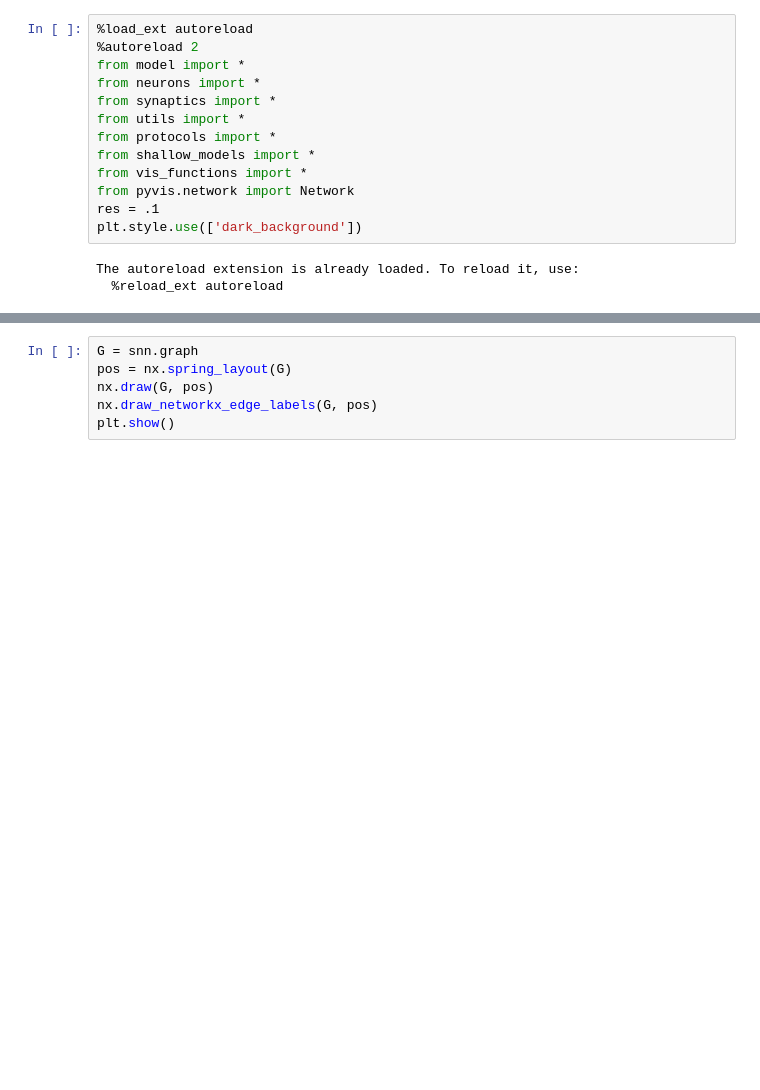
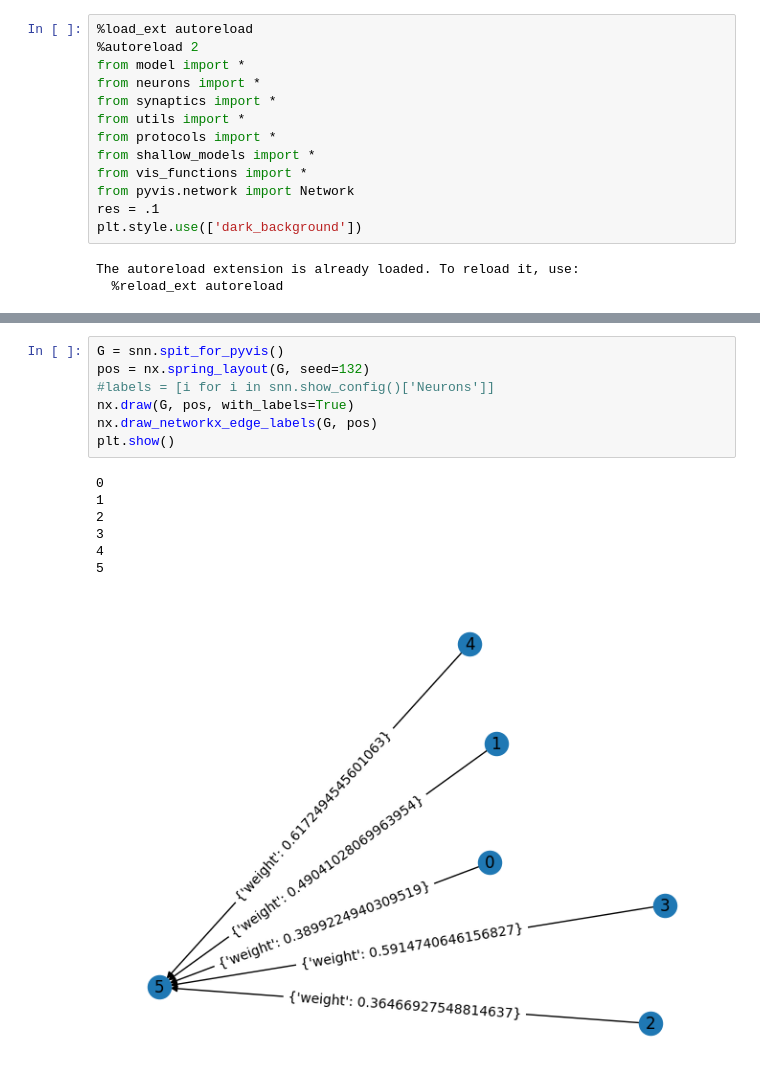
Before and after one commit to iamkg0/rustyspikes, a Jupyter notebook: Prototype/test.ipynb, the cells around one changed output, grey strips where cells are left out. Saved outputs shown, nothing was run; the diff lists cells and outputs as text; blank space fills up the shorter version.

```diff
--- a/Prototype/test.ipynb
+++ b/Prototype/test.ipynb
@@ -29,6 +21,15 @@ labels = nx.get_edge_attributes(snn.graph, 'weight')
 # %%
-G = snn.graph
-pos = nx.spring_layout(G)
-nx.draw(G, pos)
+G = snn.spit_for_pyvis()
+pos = nx.spring_layout(G, seed=132)
+#labels = [i for i in snn.show_config()['Neurons']]
+nx.draw(G, pos, with_labels=True)
 nx.draw_networkx_edge_labels(G, pos)
 plt.show()
+# %% [output]
+0
+1
+2
+3
+4
+5
+[figure, added]
```
Also changed, not shown: parts of 3 cells of this notebook, 2 other files.
